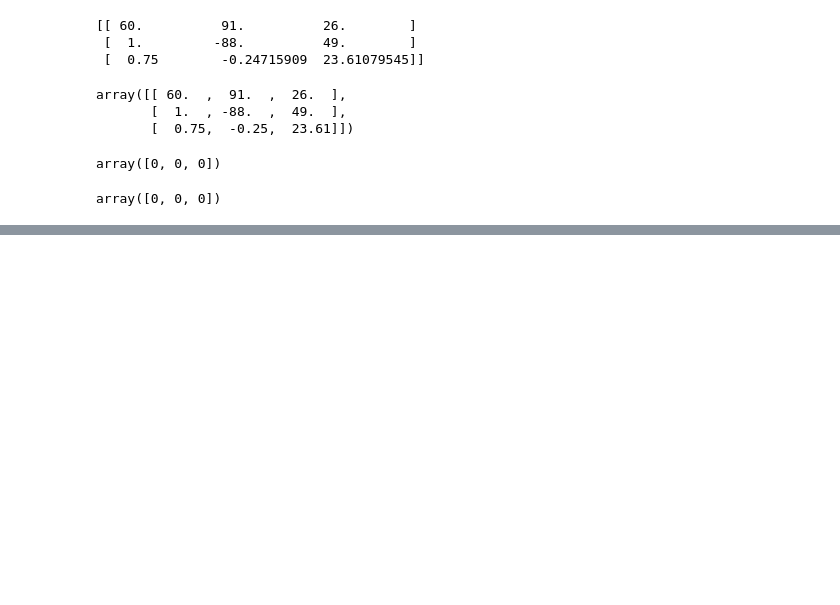
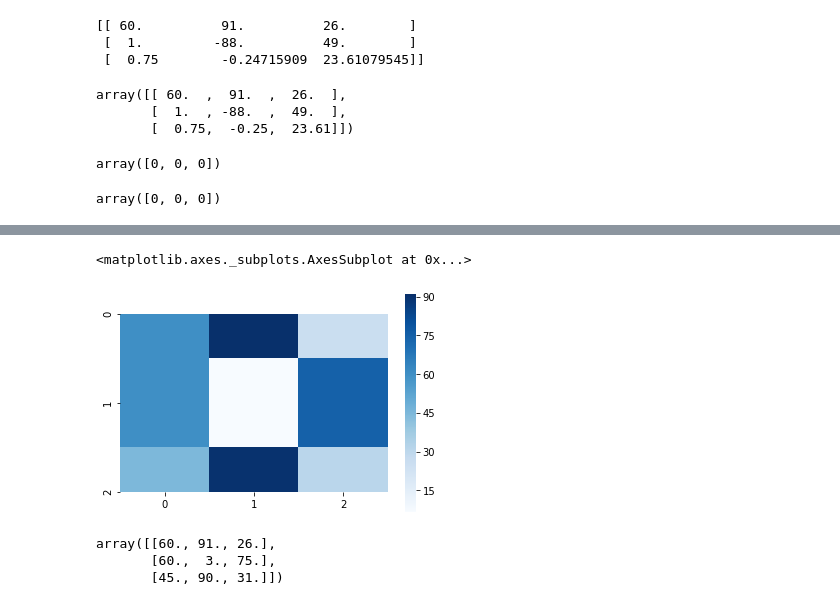
Before and after one commit to RRisto/learning, a Jupyter notebook: linear_algebra_learn/LU_factorization/LU decomposition.ipynb, the cells around one changed output, grey strips where cells are left out. Drawn from its saved outputs; the diff is of its cells as text; code cells hidden in the pictures; blank space fills up the shorter version.

```diff
--- a/linear_algebra_learn/LU_factorization/LU decomposition.ipynb
+++ b/linear_algebra_learn/LU_factorization/LU decomposition.ipynb
@@ -103,0 +133,3 @@ array([[ 6.00000000e+01,  9.10000000e+01,  2.60000000e+01],
+# %%
+A = np.array([[60, 91, 26], [60, 3, 75], [45, 90, 31]], dtype='float')
+A
@@ -103,0 +166,12 @@ array([[ 6.00000000e+01,  9.10000000e+01,  2.60000000e+01],
+# %%
+#fig, ax =plt.subplots(figsize=(2.5,2))
+sns.heatmap(A, robust=True, cmap='Blues', square=True)
+# %% [output]
+<matplotlib.axes._subplots.AxesSubplot at 0x...>
+[figure, added]
+# %%
+A
+# %% [output]
+array([[60., 91., 26.],
+       [60.,  3., 75.],
+       [45., 90., 31.]])
```
Also changed, not shown: parts of 62 cells of this notebook.
